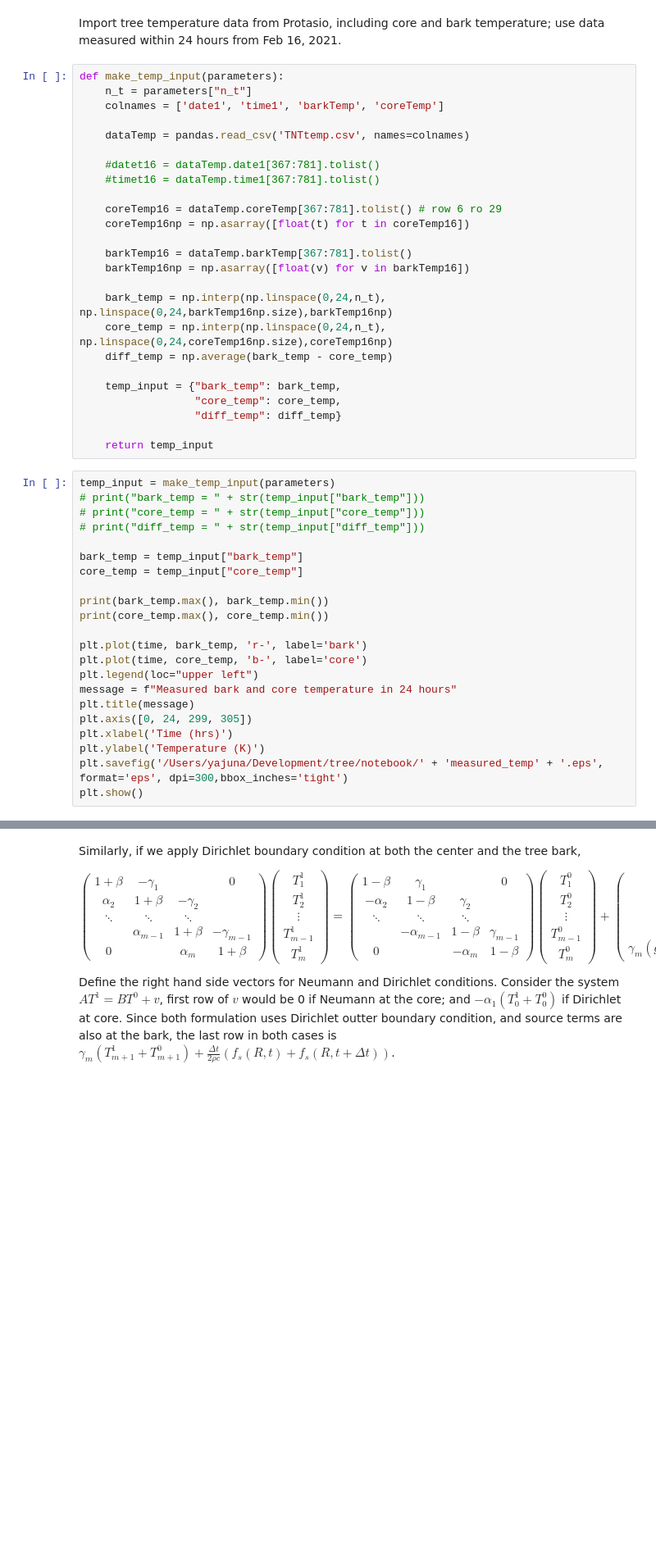
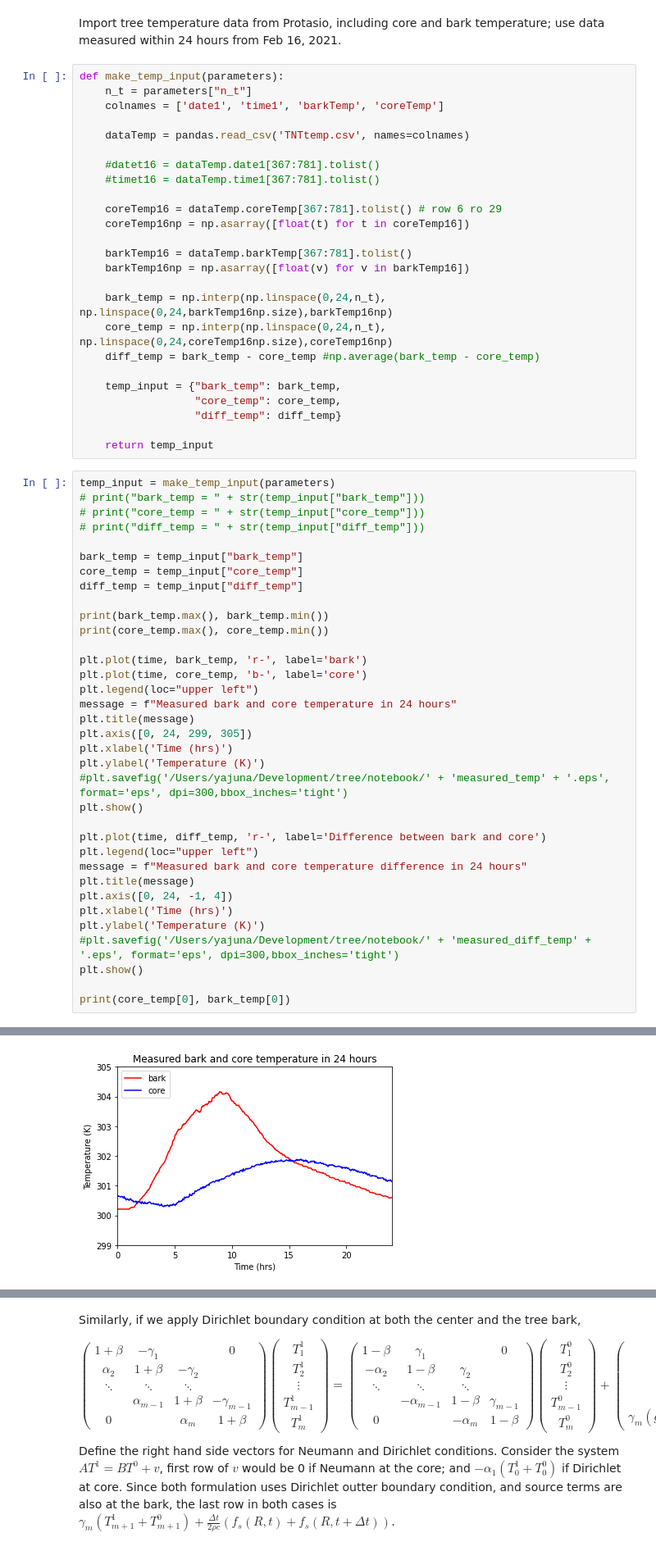
Before and after one commit to yajuna/treeRemote, a Jupyter notebook: notebook/treePower.ipynb, the cells around one changed output, grey strips where cells are left out. Shown at 82% size. Saved outputs shown, nothing was run; the diff lists cells and outputs as text; blank space fills up the shorter version.

```diff
--- a/notebook/treePower.ipynb
+++ b/notebook/treePower.ipynb
@@ -297,7 +296,7 @@ def make_temp_input(parameters):
 
     bark_temp = np.interp(np.linspace(0,24,n_t), np.linspace(0,24,barkTemp16np.size),barkTemp16np)
     core_temp = np.interp(np.linspace(0,24,n_t), np.linspace(0,24,coreTemp16np.size),coreTemp16np)
-    diff_temp = np.average(bark_temp - core_temp)
+    diff_temp = bark_temp - core_temp #np.average(bark_temp - core_temp)
 
     temp_input = {"bark_temp": bark_temp,
                   "core_temp": core_temp,
@@ -312,6 +311,7 @@ temp_input = make_temp_input(parameters)
 
 bark_temp = temp_input["bark_temp"]
 core_temp = temp_input["core_temp"]
+diff_temp = temp_input["diff_temp"]
 
 print(bark_temp.max(), bark_temp.min())
 print(core_temp.max(), core_temp.min())
@@ -324,6 +324,18 @@ plt.title(message)
 plt.axis([0, 24, 299, 305])
 plt.xlabel('Time (hrs)')
 plt.ylabel('Temperature (K)')
-plt.savefig('/Users/yajuna/Development/tree/notebook/' + 'measured_temp' + '.eps', format='eps', dpi=300,bbox_inches='tight')
+#plt.savefig('/Users/yajuna/Development/tree/notebook/' + 'measured_temp' + '.eps', format='eps', dpi=300,bbox_inches='tight')
 plt.show()
+
+plt.plot(time, diff_temp, 'r-', label='Difference between bark and core')
+plt.legend(loc="upper left")
+message = f"Measured bark and core temperature difference in 24 hours"
+plt.title(message)
+plt.axis([0, 24, -1, 4])
+plt.xlabel('Time (hrs)')
+plt.ylabel('Temperature (K)')
+#plt.savefig('/Users/yajuna/Development/tree/notebook/' + 'measured_diff_temp' + '.eps', format='eps', dpi=300,bbox_inches='tight')
+plt.show()
+
+print(core_temp[0], bark_temp[0])
 # %% [output]
@@ -333,0 +344 @@ The PostScript backend does not support transparency; partially transparent arti
+[figure, new version]
```
Also changed, not shown: parts of 12 cells of this notebook.
